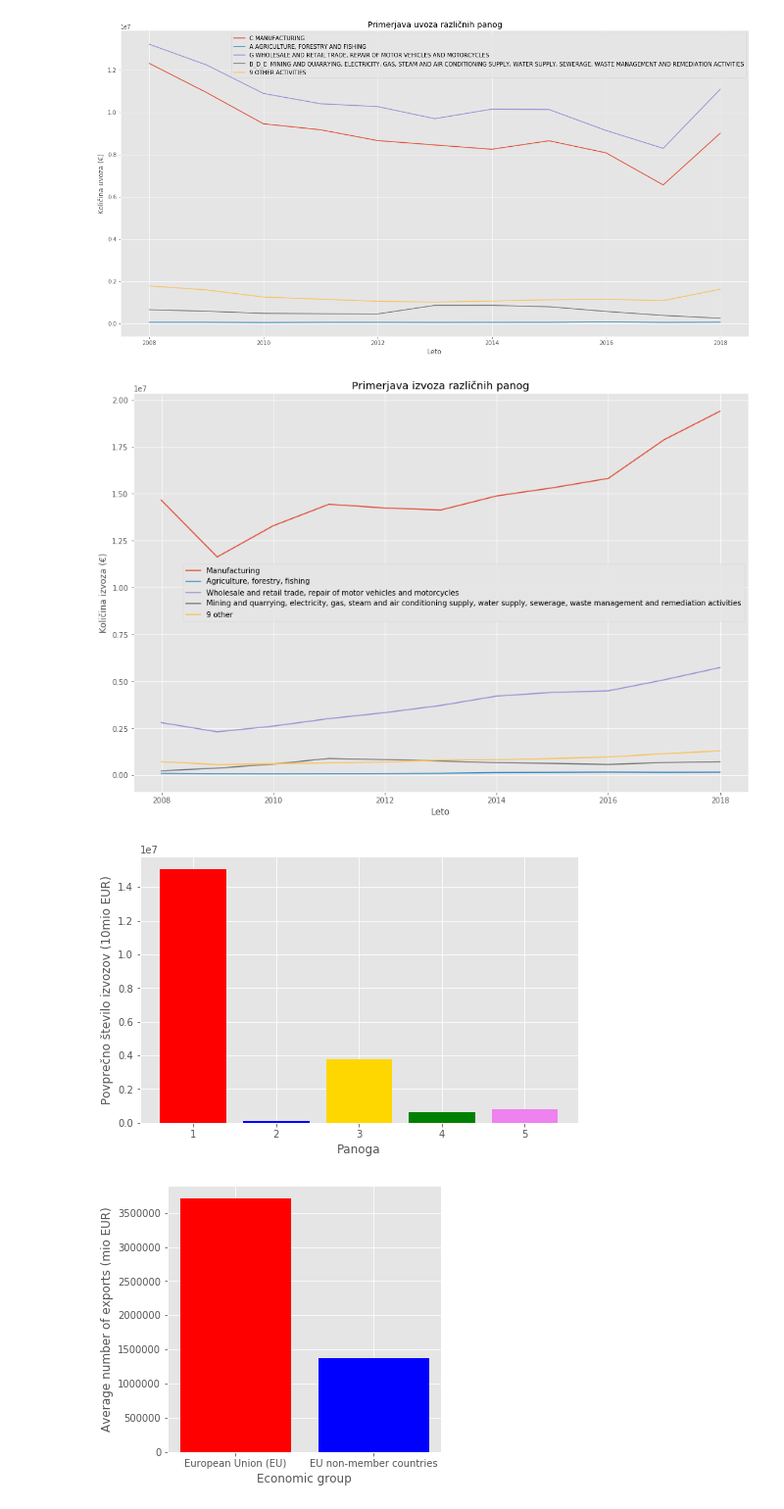
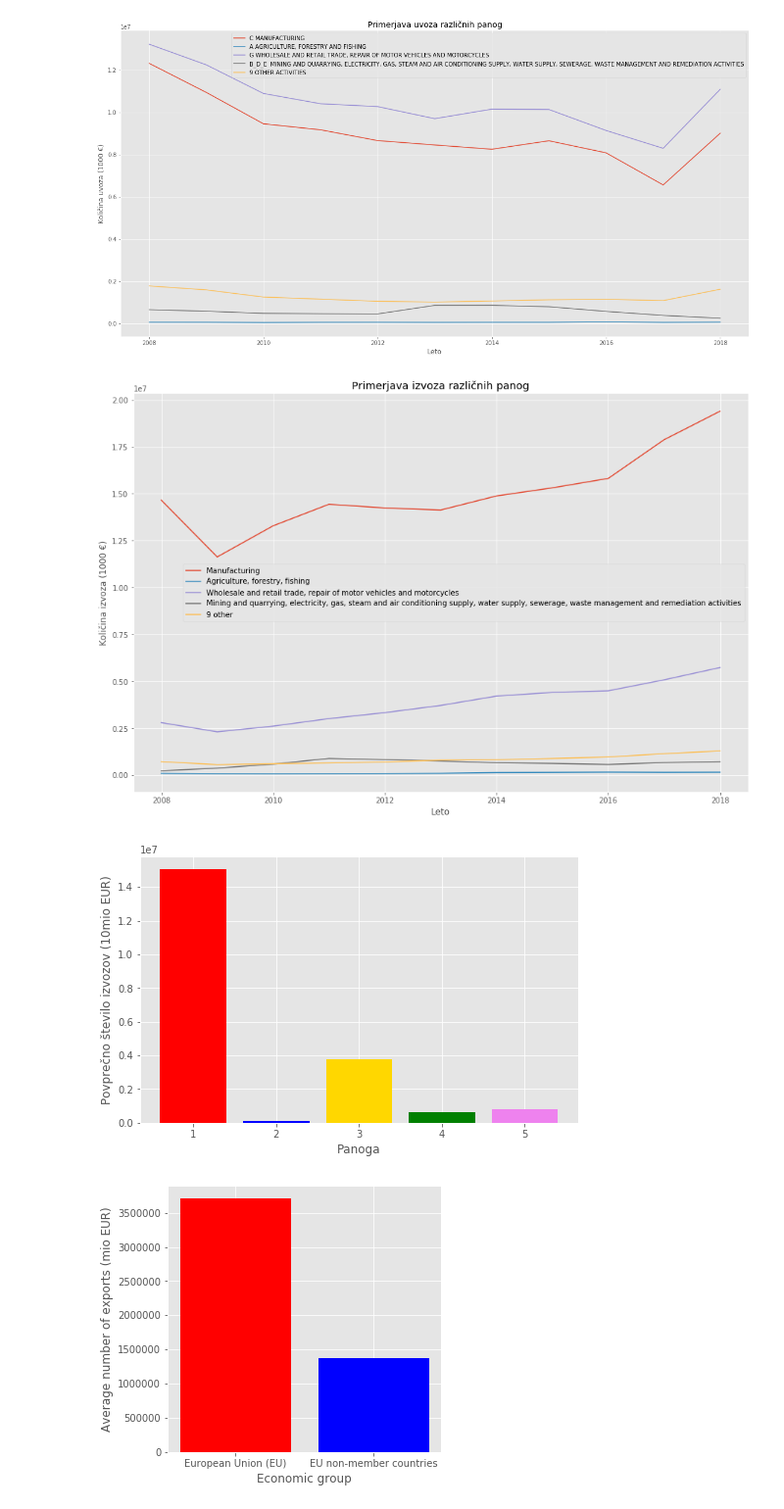
Before and after one commit to rokserak/PR20-SOHG, a Jupyter notebook: koda.ipynb, the cells around one changed output. Shown at 98% size. Cells and saved outputs as stored; diff of their text form; code cells hidden in the pictures.

```diff
--- a/koda.ipynb
+++ b/koda.ipynb
@@ -888,35 +888,35 @@ for i in range(2008, 2019):
     stevilke.append(i)
 
 # plt.figure(figsize=(25, 10))
 plt.title("Primerjava izvoza različnih panog")
 plt.plot(stevilke, izvoz1, label="Manufacturing")
 plt.plot(stevilke, izvoz2, label="Agriculture, forestry, fishing")
 plt.plot(stevilke, izvoz3, label="Wholesale and retail trade, repair of motor vehicles and motorcycles")
 plt.plot(stevilke, izvoz4, label="Mining and quarrying, electricity, gas, steam and air conditioning supply, water supply, sewerage, waste management and remediation activities")
 plt.plot(stevilke, izvoz5, label="9 other")
-plt.ylabel('Količina izvoza (€)')
+plt.ylabel('Količina izvoza (1000 €)')
 plt.xlabel('Leto')
 plt.legend()
 plt.savefig('2_1.png')
 plt.show()
 
 a = np.average(izvoz1)
 b = np.average(izvoz2)
 c = np.average(izvoz3)
 d = np.average(izvoz4)
 e =np.average(izvoz5)
 
 plt.figure(figsize = (8,5))
 plt.bar(range(5), height=(a, b, c, d, e),
        tick_label=('1', '2', '3', '4', '5'),
        color = ('red', 'blue', 'gold', 'green', 'violet'))
 plt.xlabel("Panoga")
 plt.ylabel("Povprečno število izvozov (10mio EUR)")
 
 
 plt.show()
 # %% [output]
-[figure, old version]
+[figure, new version]
 [figure]
 # %%
 izborOstali = uvoz_izvoz.loc[uvoz_izvoz['ECONOMIC GROUP'] == 'Economic groups - TOTAL', ["2008 Exports","2008 Imports",
```
Also changed, not shown: parts of 3 cells of this notebook, 4 other files.
